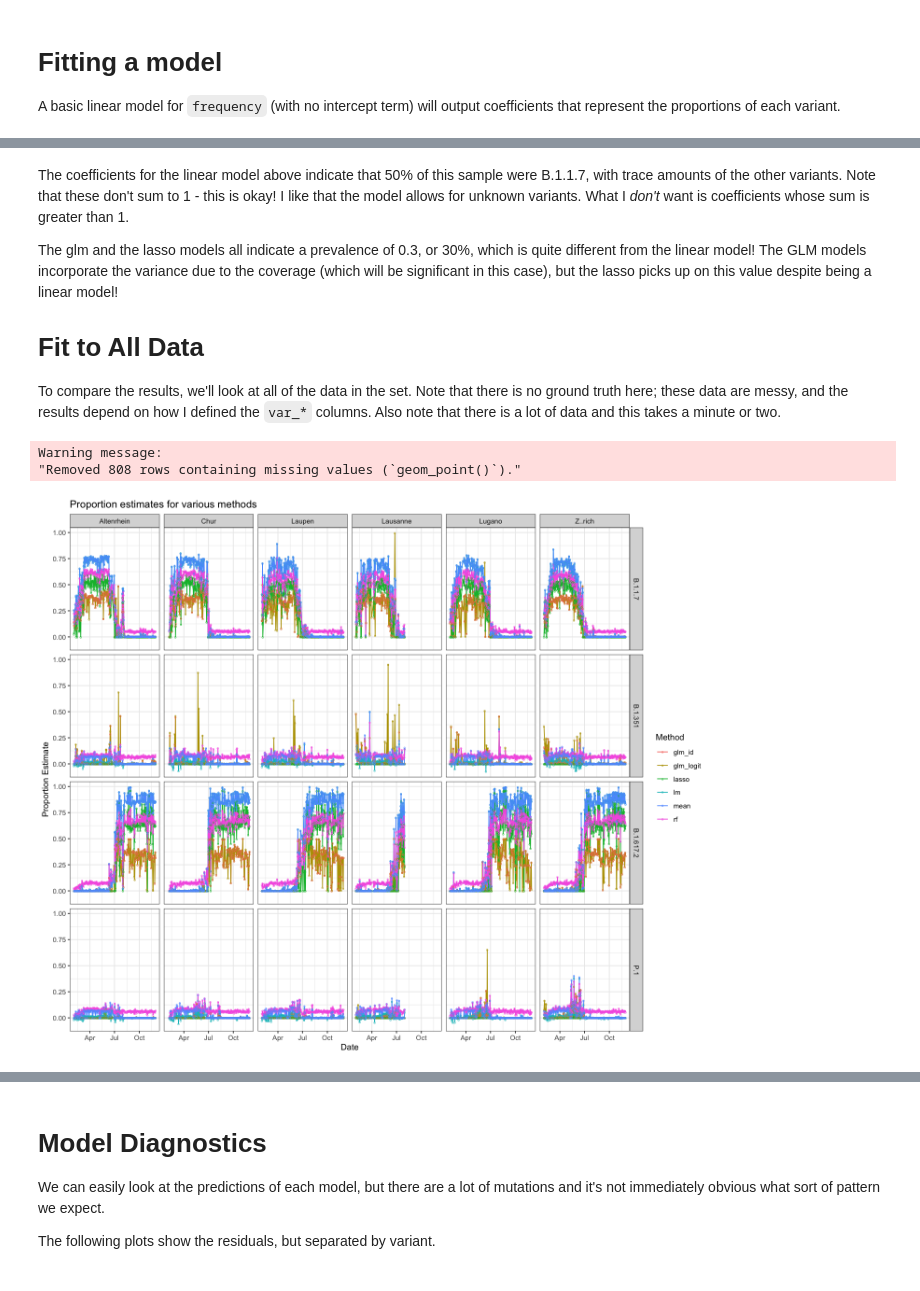
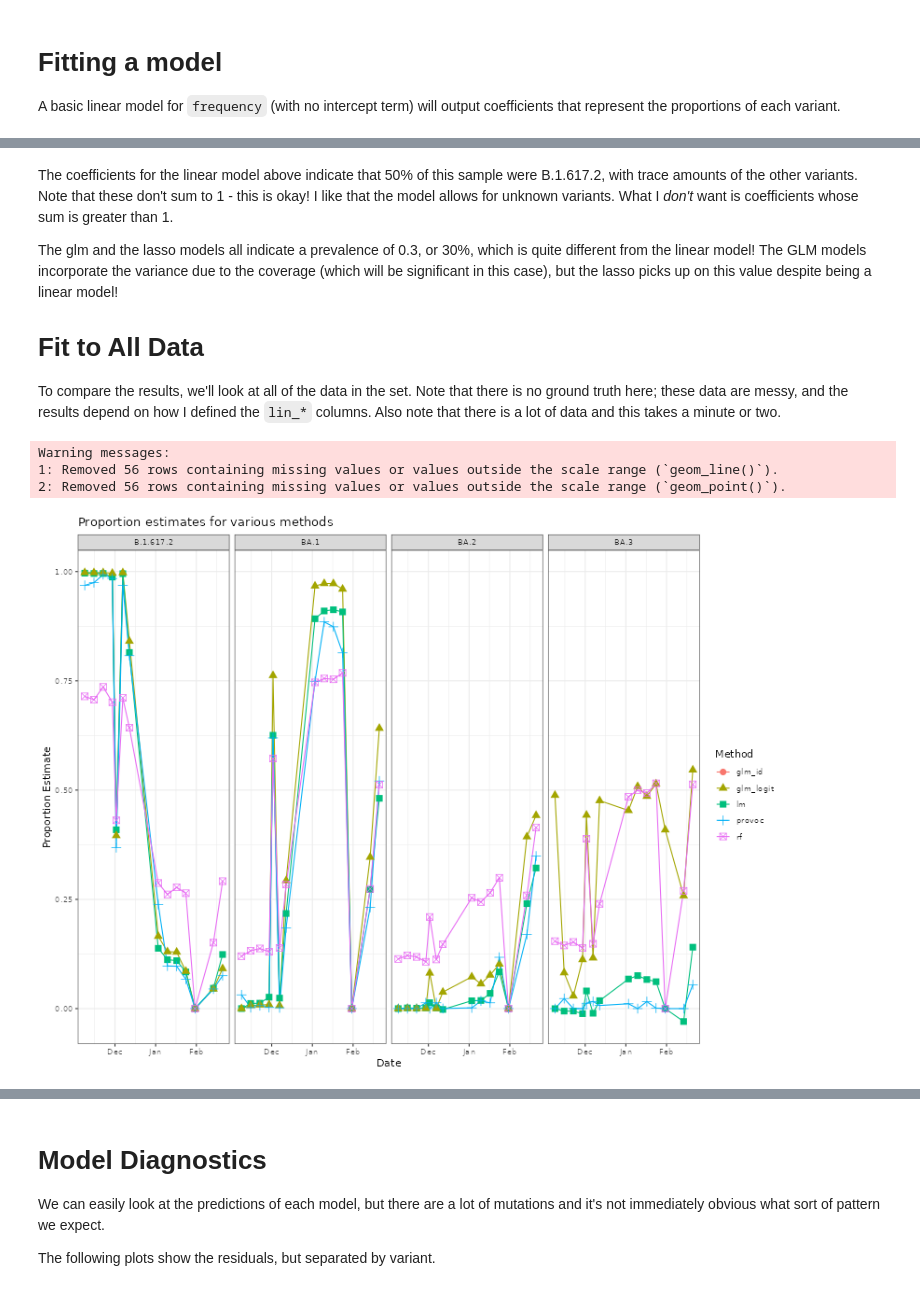
Before and after one commit to DASL-Lab/lineage-proportion-estimators, a Jupyter notebook: notebooks/basic_modelling.ipynb, the cells around one changed output, grey strips where cells are left out. Drawn from its saved outputs; the diff is of its cells as text; code cells hidden in the pictures.

Commit message:
Change data set to the one in the repo; has errors

```diff
--- a/notebooks/basic_modelling.ipynb
+++ b/notebooks/basic_modelling.ipynb
@@ -56,0 +117,7 @@ The remaing variables determine whether a mutation is present in a given variant
+# %%
+# provoc::fuse() joins the lineage definitions according to the mutation names
+# It accounts for the case when lineages are identical after merging!
+coco <- provoc::fuse(all_data, astro)
+
+names(coco) |> print()
+coco |> select(mutation, frequency, coverage, count, starts_with("lin")) |> head()
@@ -176,55 +286,60 @@ A data.frame: 20 × 5
 # %% [markdown]
-The coefficients for the linear model above indicate that 50\% of this sample were B.1.1.7, with trace amounts of the other variants. Note that these don't sum to 1 - this is okay! I like that the model allows for unknown variants. What I *don't* want is coefficients whose sum is greater than 1.
+The coefficients for the linear model above indicate that 50\% of this sample were B.1.617.2, with trace amounts of the other variants. Note that these don't sum to 1 - this is okay! I like that the model allows for unknown variants. What I *don't* want is coefficients whose sum is greater than 1.
 
 The glm and the lasso models all indicate a prevalence of 0.3, or 30%, which is quite different from the linear model! The GLM models incorporate the variance due to the coverage (which will be significant in this case), but the lasso picks up on this value despite being a linear model!
 
 # Fit to All Data
 
-To compare the results, we'll look at all of the data in the set. Note that there is no ground truth here; these data are messy, and the results depend on how I defined the `var_*` columns. Also note that there is a lot of data and this takes a minute or two.
+To compare the results, we'll look at all of the data in the set. Note that there is no ground truth here; these data are messy, and the results depend on how I defined the `lin_*` columns. Also note that there is a lot of data and this takes a minute or two.
 # %%
-all_samples <- unique(jahn[, "sample"])
+all_samples <- unique(coco$sra)
 
 mean_estimator <- function() {
-    b117 <- with(subset(jahn, var_B.1.1.7 == 1), aggregate(frequency, list(locality = locality, date = date), mean))
-    b117$variant <- "B.1.1.7"
+    b117 <- with(subset(coco, lin_B.1.1.7 == 1), aggregate(frequency, list(date = date), mean))
+    b117$variant <- "B.1.617.2"
     b117$model <- "mean"
-    b16172 <- with(subset(jahn, var_B.1.617.2 == 1), aggregate(frequency, list(locality = locality, date = date), mean))
-    b16172$variant <- "B.1.617.2"
+    b16172 <- with(subset(coco, lin_B.1.617.2 == 1), aggregate(frequency, list(date = date), mean))
+    b16172$variant <- "BA.1"
     b16172$model <- "mean"
-    b1351 <- with(subset(jahn, var_B.1.351 == 1), aggregate(frequency, list(locality = locality, date = date), mean))
-    b1351$variant <- "B.1.351"
+    b1351 <- with(subset(coco, lin_BA.1 == 1), aggregate(frequency, list(date = date), mean))
+    b1351$variant <- "BA.2"
     b1351$model <- "mean"
-    p1 <- with(subset(jahn, var_P.1 == 1), aggregate(frequency, list(locality = locality, date = date), mean))
-    p1$variant <- "P.1"
+    p1 <- with(subset(coco, lin_BA.3 == 1), aggregate(frequency, list(date = date), mean))
+    p1$variant <- "BA.3"
     p1$model <- "mean"
 
     res <- do.call(rbind, list(b117, b1351, b16172, p1))
     colnames(res)[colnames(res) == "x"] <- "est"
+    rownames(res) <- NULL
     res
 }
 
 all_ests <- suppressWarnings(bind_rows(lapply(all_samples, function(x) {
     bind_rows(
-        lm_estimator(x), glm_logit_estimator(x),
-        glm_id_estimator(x), lasso_estimator(x),
+        lm_estimator(x),
+        glm_logit_estimator(x),
+        glm_id_estimator(x),
+        #lasso_estimator(x),
+        provoc_estimator(x),
         rf_estimator(x)
     )
 })))
 
-all_ests <- bind_rows(all_ests, mean_estimator())
+#all_ests <- bind_rows(all_ests, mean_estimator())
 # %%
 options(repr.plot.width=12, repr.plot.height=10)
 ggplot(all_ests) +
-    aes(x = ymd(date), y = est, colour = model) +
-    geom_line() + geom_point(shape = "o") +
-    facet_grid(variant ~ locality) +
+    aes(x = ymd(date), y = est, colour = model, shape = model) +
+    geom_line() + geom_point(size = 3) +
+    facet_grid(~ variant) +
     labs(x = "Date", y = "Proportion Estimate",
         title = "Proportion estimates for various methods",
-        colour = "Method")
+        colour = "Method", shape = "Method")
 # %% [output]
-Warning message:
-"Removed 808 rows containing missing values (`geom_point()`)."
+Warning messages:
+1: Removed 56 rows containing missing values or values outside the scale range (`geom_line()`).
+2: Removed 56 rows containing missing values or values outside the scale range (`geom_point()`).
-[figure, old version]
+[figure, new version]
 # %% [markdown]
 From these results, it appears that `lm` results in the highest estimates, `lasso` are regularized, and both binomial `glm` models have the lowest estimates with generally comparable results regardless of link function.
 
```
Also changed, not shown: parts of 16 cells of this notebook.
